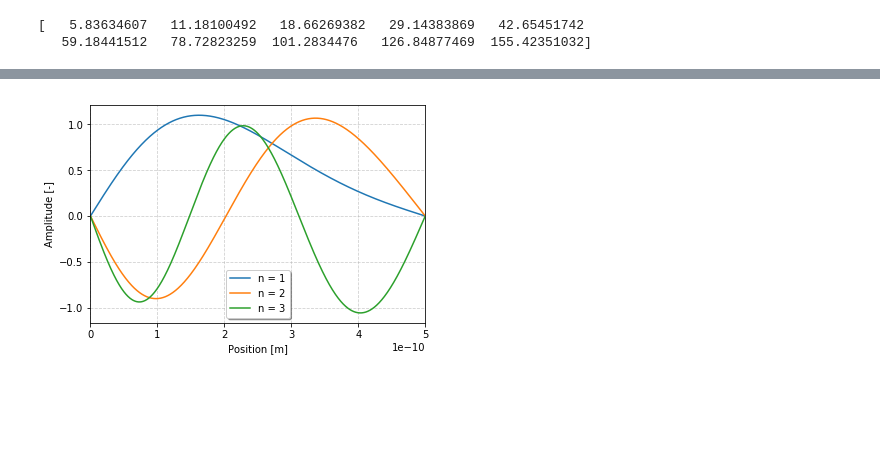
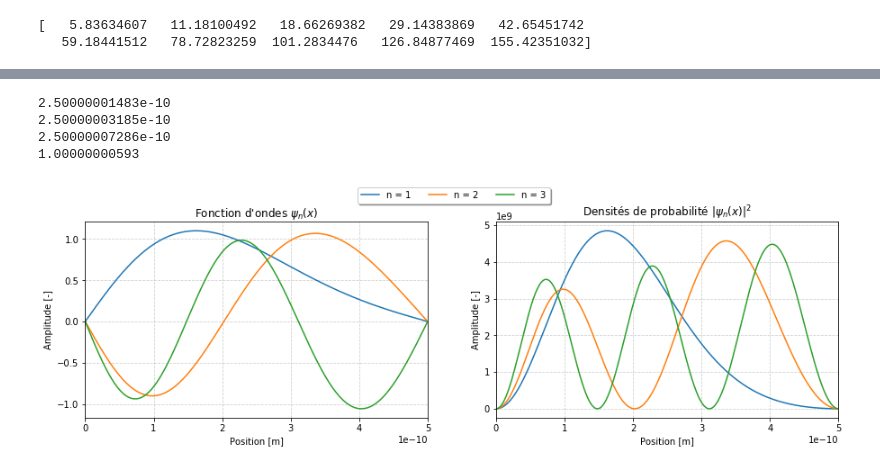
Before and after one commit to eliedl/Physique_numerique, a Jupyter notebook: TP2/TP2_Elie.ipynb, the cells around one changed output, grey strips where cells are left out. Saved outputs shown, nothing was run; the diff lists cells and outputs as text; code cells hidden in the pictures; blank space fills up the shorter version.

Commit message:
#2 majoritairement termine

```diff
--- a/TP2/TP2_Elie.ipynb
+++ b/TP2/TP2_Elie.ipynb
@@ -346,4 +368,5 @@ print(eigval_100[:10])
 # %%
+%matplotlib inline
 def get_psi_x(mat, n, L=5e-10):
 
     eigvals, eigvecs = np.linalg.eigh(mat)
@@ -364,16 +387,55 @@ psi_1_x, domain = get_psi_x(H, 1)
 psi_2_x, _ = get_psi_x(H, 2)
 psi_3_x, _ = get_psi_x(H, 3)
 
+surf_1 = integrate.simps(psi_1_x**2, domain)
+surf_2 = integrate.simps(psi_2_x**2, domain)
+surf_3 = integrate.simps(psi_3_x**2, domain)
 
-plt.plot(domain, psi_1_x, label='n = 1')
-plt.plot(domain, psi_2_x, label='n = 2')
-plt.plot(domain, psi_3_x, label='n = 3')
+L= 5e-10
 
-plt.ylabel('Amplitude [-]')
-plt.xlabel('Position [m]')
-plt.grid(which='Major', ls='--', alpha=0.6)
-plt.legend(fancybox=True, shadow=True)
-plt.xlim([0, 5e-10])
-plt.show()
+# Surfaces des densités avant normalisation
+print(surf_1)
+print(surf_2)
+print(surf_3)
+
+# Normalisation
+densite_1 =  (2/L)*psi_1_x**2
+densite_2 =  (2/L)*psi_2_x**2
+densite_3 =  (2/L)*psi_3_x**2
+
+# Vérification de la normalisation
+surf = integrate.simps(densite_1, domain)
+print(surf)
 # %% [output]
-[figure, removed]
+2.50000001483e-10
+2.50000003185e-10
+2.50000007286e-10
+1.00000000593
+# %%
+fig, (ax1, ax2) = plt.subplots(1,2, figsize=(15,4))
+
+ax1.plot(domain, psi_1_x, label='n = 1')
+ax1.plot(domain, psi_2_x, label='n = 2')
+ax1.plot(domain, psi_3_x, label='n = 3')
+
+ax1.set_ylabel('Amplitude [-]')
+ax1.set_xlabel('Position [m]')
+ax1.set_title(r"Fonction d'ondes $\psi_n (x)$")
+ax1.grid(which='Major', ls='--', alpha=0.6)
+ax1.legend(bbox_to_anchor = (1.37, 1.2), ncol=3, fancybox=True, shadow=True)
+ax1.set_xlim([0, 5e-10])
+
+ax2.plot(domain, densite_1, label='n = 1')
+ax2.plot(domain, densite_2, label='n = 2')
+ax2.plot(domain, densite_3, label='n = 3')
+
+
+ax2.set_ylabel('Amplitude [-]')
+ax2.set_xlabel('Position [m]')
+ax2.set_title(r"Densités de probabilité $|\psi_n (x)|^2$")
+ax2.grid(which='Major', ls='--', alpha=0.6)
+ax2.set_xlim([0, 5e-10])
+
+plt.show()
+# %% [output]
+[figure, added]
```
Also changed, not shown: parts of 8 cells of this notebook.
